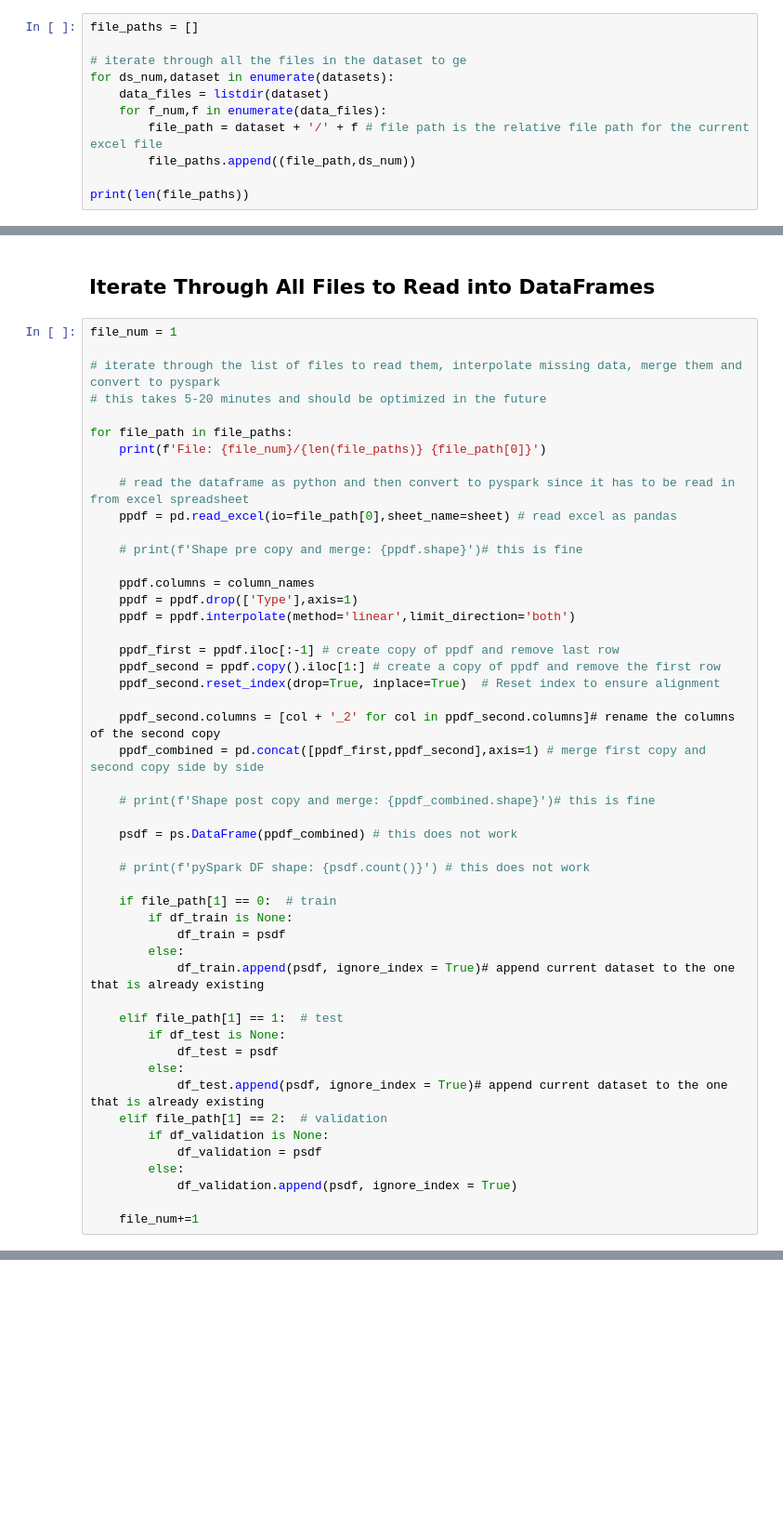
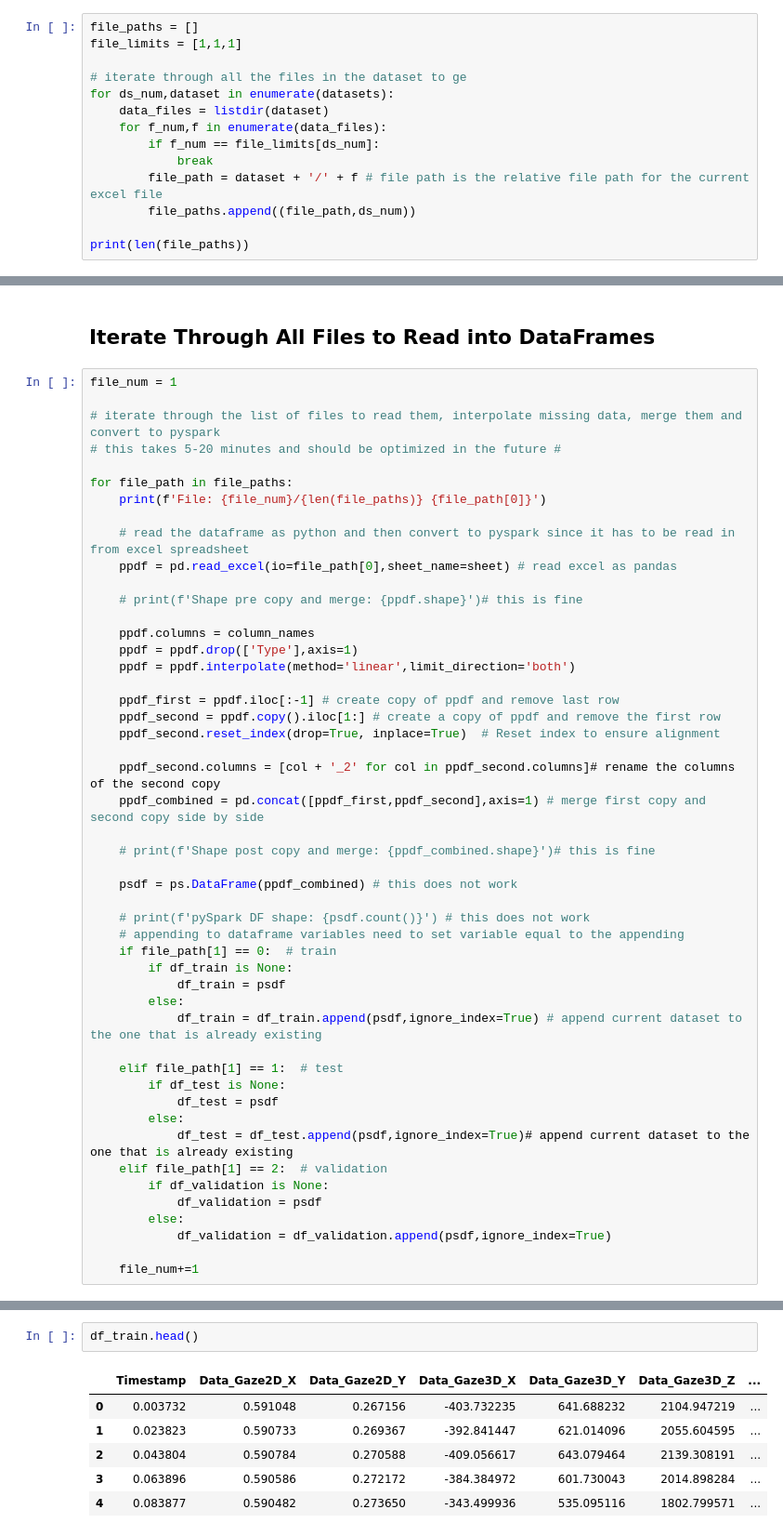
Before and after one commit to erich-m/CIS6180_FinalProject, a Jupyter notebook: cis6180_finalproject.ipynb, the cells around one changed output, grey strips where cells are left out. Shown at 93% size. Cells and saved outputs as stored; diff of their text form; blank space fills up the shorter version.

```diff
--- a/cis6180_finalproject.ipynb
+++ b/cis6180_finalproject.ipynb
@@ -85,11 +88,14 @@ spark = SparkSession.builder\
 ## Create List of Files to Import
 # %%
 file_paths = []
+file_limits = [1,1,1]
 
 # iterate through all the files in the dataset to ge
 for ds_num,dataset in enumerate(datasets):
     data_files = listdir(dataset)
     for f_num,f in enumerate(data_files):
+        if f_num == file_limits[ds_num]:
+            break
         file_path = dataset + '/' + f # file path is the relative file path for the current excel file
         file_paths.append((file_path,ds_num))
 
@@ -102,7 +108,7 @@ print(len(file_paths))
 file_num = 1
 
 # iterate through the list of files to read them, interpolate missing data, merge them and convert to pyspark
-# this takes 5-20 minutes and should be optimized in the future
+# this takes 5-20 minutes and should be optimized in the future #
 
 for file_path in file_paths:
     print(f'File: {file_num}/{len(file_paths)} {file_path[0]}')
@@ -128,23 +134,23 @@ for file_path in file_paths:
     psdf = ps.DataFrame(ppdf_combined) # this does not work
 
     # print(f'pySpark DF shape: {psdf.count()}') # this does not work
-
+    # appending to dataframe variables need to set variable equal to the appending
     if file_path[1] == 0:  # train
         if df_train is None:
             df_train = psdf
         else:
-            df_train.append(psdf, ignore_index = True)# append current dataset to the one that is already existing
+            df_train = df_train.append(psdf,ignore_index=True) # append current dataset to the one that is already existing
 
     elif file_path[1] == 1:  # test
         if df_test is None:
             df_test = psdf
         else:
-            df_test.append(psdf, ignore_index = True)# append current dataset to the one that is already existing
+            df_test = df_test.append(psdf,ignore_index=True)# append current dataset to the one that is already existing
     elif file_path[1] == 2:  # validation
         if df_validation is None:
             df_validation = psdf
         else:
-            df_validation.append(psdf, ignore_index = True)
+            df_validation = df_validation.append(psdf,ignore_index=True)
 
     file_num+=1
 # %% [output]
@@ -154,0 +160,9 @@ KeyboardInterrupt:
+# %%
+df_train.head()
+# %% [output]
+|  | Timestamp | Data_Gaze2D_X | Data_Gaze2D_Y | Data_Gaze3D_X | Data_Gaze3D_Y | Data_Gaze3D_Z | ... |
+| 0 | 0.003732 | 0.591048 | 0.267156 | -403.732235 | 641.688232 | 2104.947219 | ... |
+| 1 | 0.023823 | 0.590733 | 0.269367 | -392.841447 | 621.014096 | 2055.604595 | ... |
+| 2 | 0.043804 | 0.590784 | 0.270588 | -409.056617 | 643.079464 | 2139.308191 | ... |
+| 3 | 0.063896 | 0.590586 | 0.272172 | -384.384972 | 601.730043 | 2014.898284 | ... |
+| 4 | 0.083877 | 0.590482 | 0.273650 | -343.499936 | 535.095116 | 1802.799571 | ... |
```
Also changed, not shown: parts of 17 cells of this notebook.
